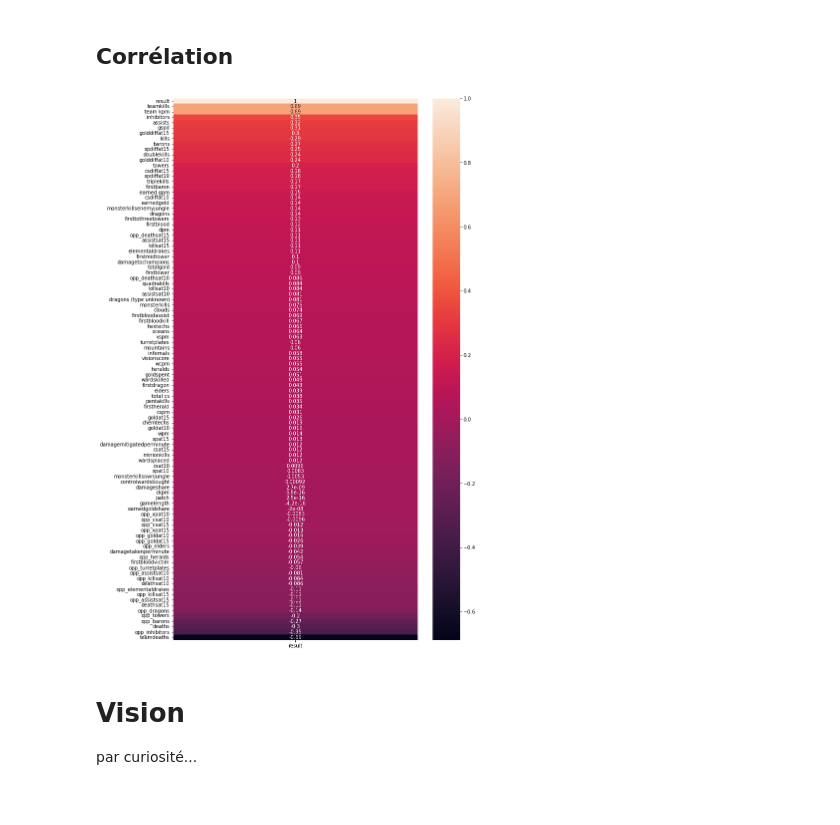
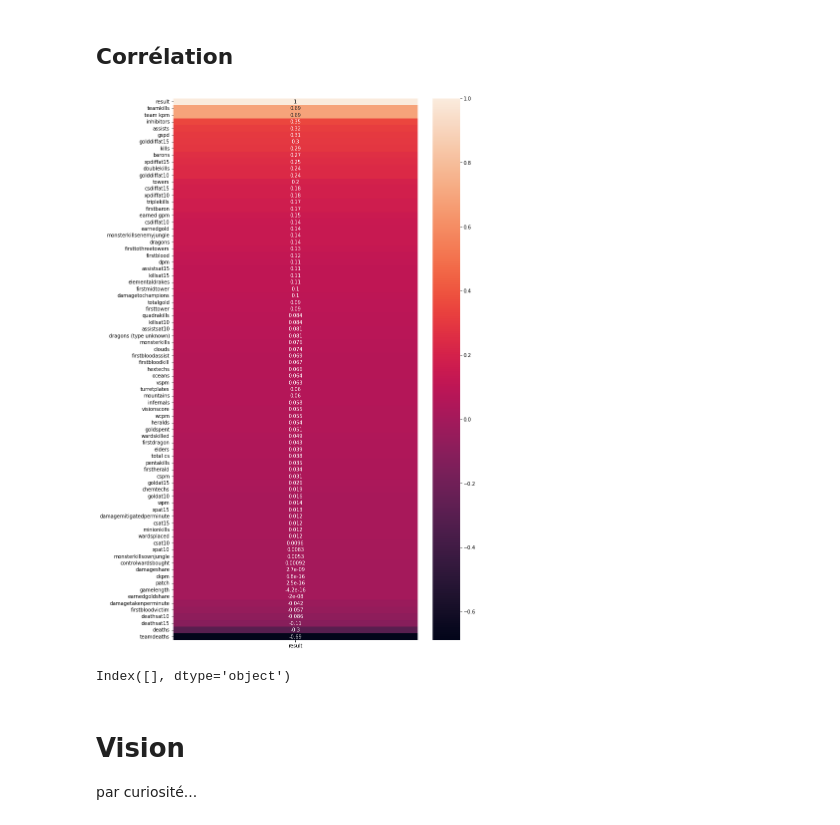
Before and after one commit to Tomlora/league, a Jupyter notebook: matchs_pros_prediction.ipynb, the cells around one changed output. Saved outputs shown, nothing was run; the diff lists cells and outputs as text; code cells hidden in the pictures.

```diff
--- a/matchs_pros_prediction.ipynb
+++ b/matchs_pros_prediction.ipynb
@@ -297,13 +297,26 @@ fig.show()
 # %%
 # Corrélation
 
-colonne_exclure = ['year', 'participantid', 'playoffs']
+colonne_exclure = ['year', 'participantid', 'playoffs'] # aucun sens de les compter dans la corrélation
+
+
+
+data_corr = data.drop(colonne_exclure, axis=1)
+
+colonnes_opp = data_corr.filter(regex='opp_').columns #colonnes qui contiennent "opp_" Ces colonnes vont forcément montrer l'inverse des colonnes "non_opposants"
+
+data_corr.drop(colonnes_opp, axis=1, inplace=True)
 
 f, ax = plt.subplots(figsize=(11, 20))
 
-heatmap = sns.heatmap(data.drop(colonne_exclure, axis=1).corr()[['result']].sort_values(by='result', ascending=False), annot=True)
+heatmap = sns.heatmap(data_corr.corr()[['result']].sort_values(by='result', ascending=False), annot=True)
 # %% [output]
-[figure, old version]
+[figure, new version]
+# %%
+colonnes_opp = data_corr.filter(regex='opp_').columns #colonnes qui contiennent "opp_"
+colonnes_opp
+# %% [output]
+Index([], dtype='object')
 # %% [markdown]
 # Vision
 par curiosité...
```
